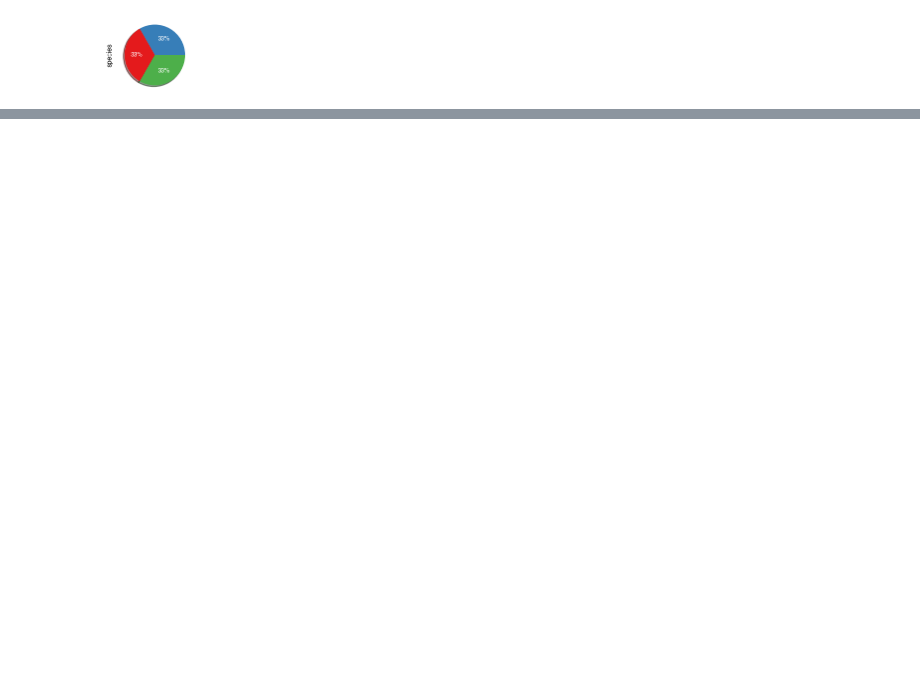
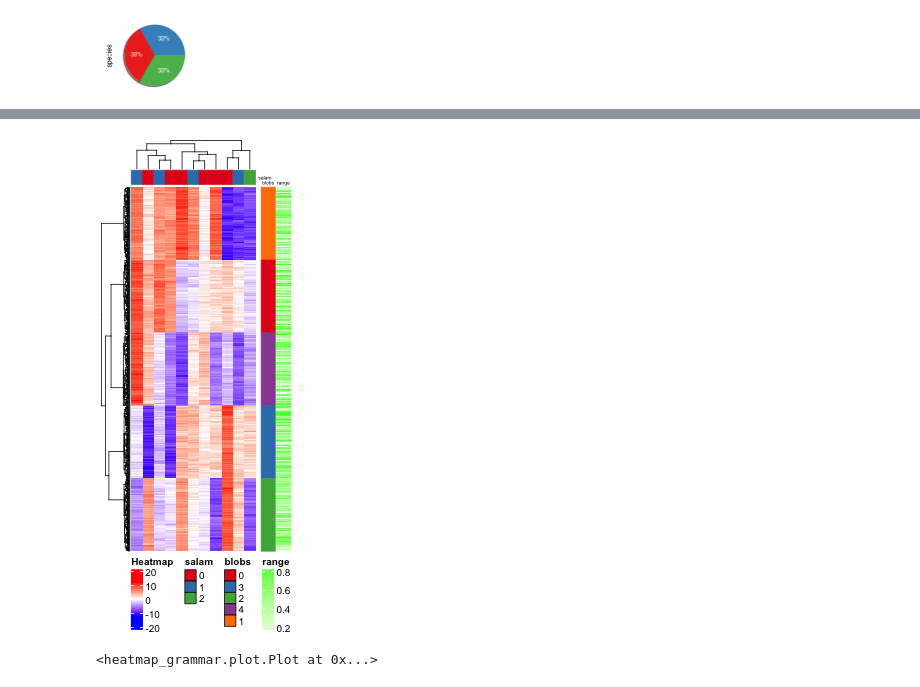
Before and after one commit to faridrashidi/cnsplots, a Jupyter notebook: notebooks/matplotlib.ipynb, the cells around one changed output, grey strips where cells are left out. Saved outputs shown, nothing was run; the diff lists cells and outputs as text; code cells hidden in the pictures; blank space fills up the shorter version.

```diff
--- a/notebooks/matplotlib.ipynb
+++ b/notebooks/matplotlib.ipynb
@@ -109,0 +117,14 @@ cns.heatmap(
+# %%
+# https://github.com/krassowski/rpy2-complex-heatmap-grammar/blob/main/Examples.ipynb
+cns.heatmap(
+    adata_blobs,
+    row_colors=["blobs", "range"],
+    col_colors=["salam"],
+    cluster_rows=True,
+    cluster_columns=True,
+    show_row_names=False,
+    show_column_names=False,
+)
+# %% [output]
+[figure, added]
+<heatmap_grammar.plot.Plot at 0x...>
```
Also changed, not shown: parts of 13 cells of this notebook, 3 other files.
